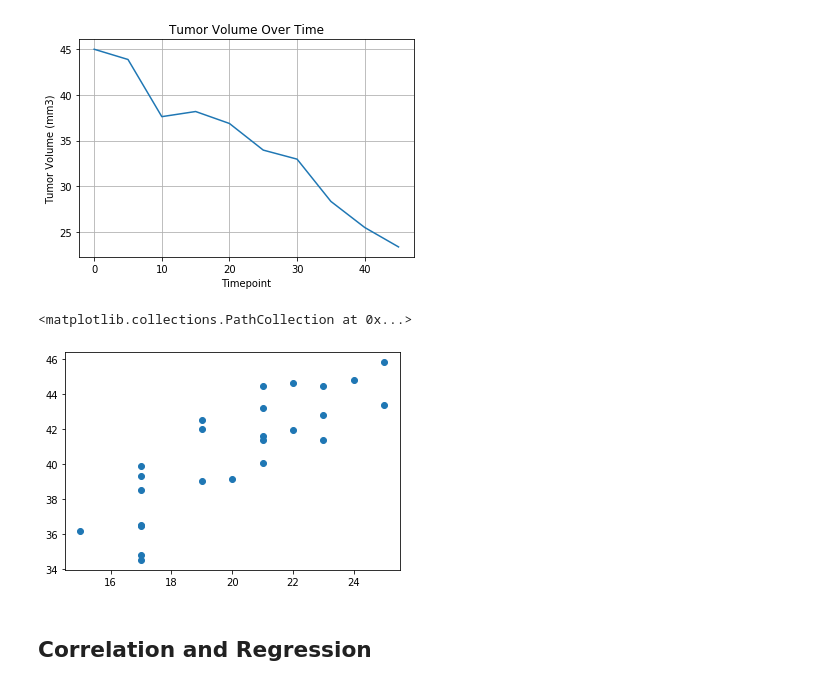
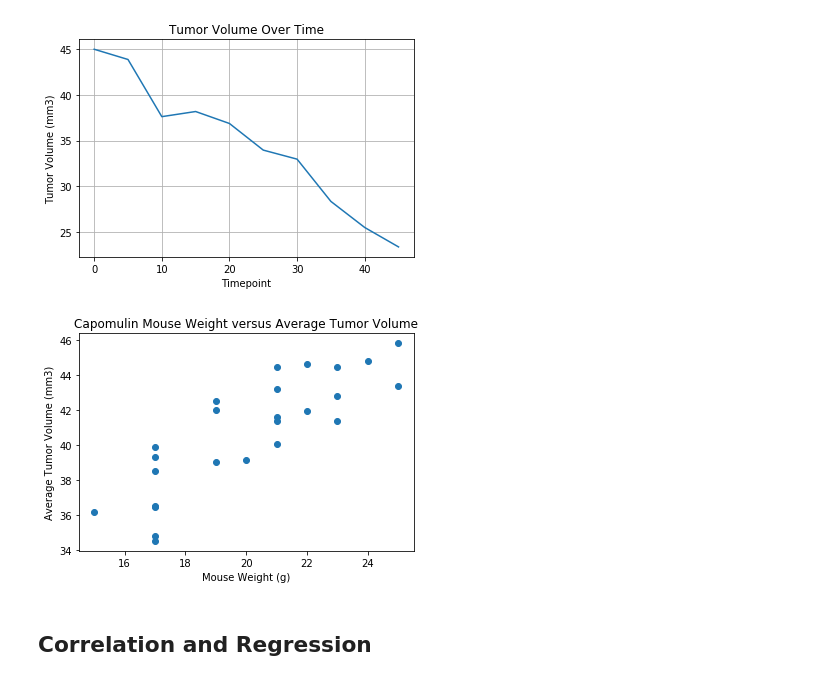
Before and after one commit to palominocp/matplotlib, a Jupyter notebook: pymaceuticals_starter.ipynb, the cells around one changed output. Drawn from its saved outputs; the diff is of its cells as text; code cells hidden in the pictures.

Commit message:
Scatter Plot finished

```diff
--- a/pymaceuticals_starter.ipynb
+++ b/pymaceuticals_starter.ipynb
@@ -475,11 +475,14 @@ plt.grid()
 # %%
 # Generate a scatter plot of mouse weight versus average tumor volume for the Capomulin regimen
 capomulin_weights = capomulin_mice.groupby(['Mouse ID'])['Weight (g)'].unique()
 capomulin_avg_vol = capomulin_mice.groupby(['Mouse ID'])['Tumor Volume (mm3)'].mean().values
 plt.scatter(capomulin_weights, capomulin_avg_vol)
+plt.title('Capomulin Mouse Weight versus Average Tumor Volume')
+plt.xlabel('Mouse Weight (g)')
+plt.ylabel('Average Tumor Volume (mm3)')
+plt.show()
 # %% [output]
-<matplotlib.collections.PathCollection at 0x...>
-[figure, old version]
+[figure, new version]
 # %% [markdown]
 
 ## Correlation and Regression
```
